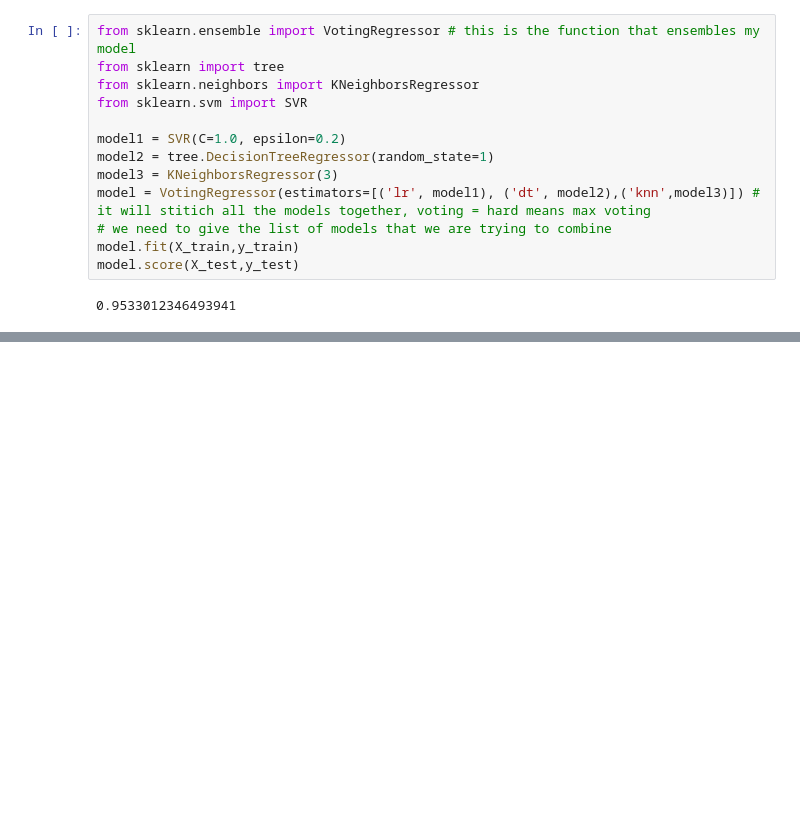
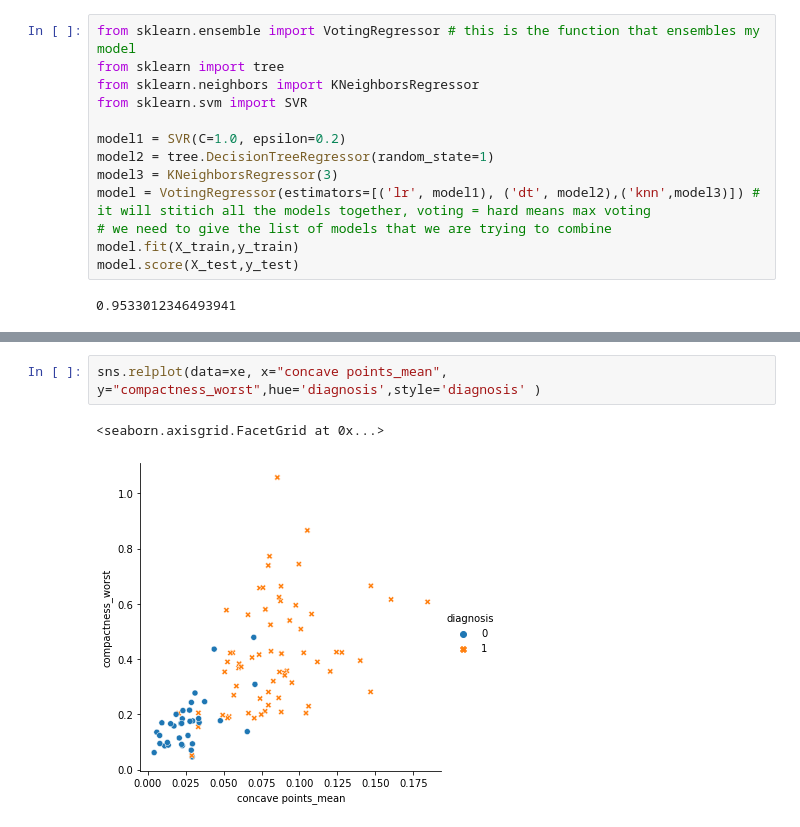
Before and after one commit to premkumarkora/Breast_Cancer_Prediction, a Jupyter notebook: Predicting_Breast_Cancer_Guvi_Assinment_V1.ipynb, the cells around one changed output, grey strips where cells are left out. Cells and saved outputs as stored; diff of their text form; blank space fills up the shorter version.

```diff
--- a/Predicting_Breast_Cancer_Guvi_Assinment_V1.ipynb
+++ b/Predicting_Breast_Cancer_Guvi_Assinment_V1.ipynb
@@ -618,0 +651,5 @@ model.score(X_test,y_test)
+# %%
+sns.relplot(data=xe, x="concave points_mean", y="compactness_worst",hue='diagnosis',style='diagnosis' )
+# %% [output]
+<seaborn.axisgrid.FacetGrid at 0x...>
+[figure, added]
```
Also changed, not shown: parts of 9 cells of this notebook.
